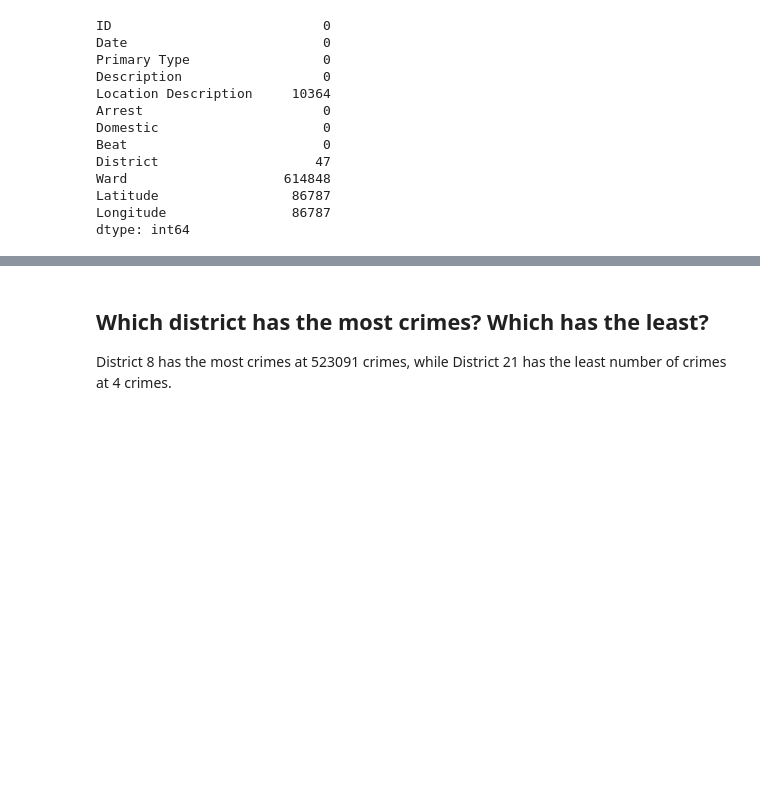
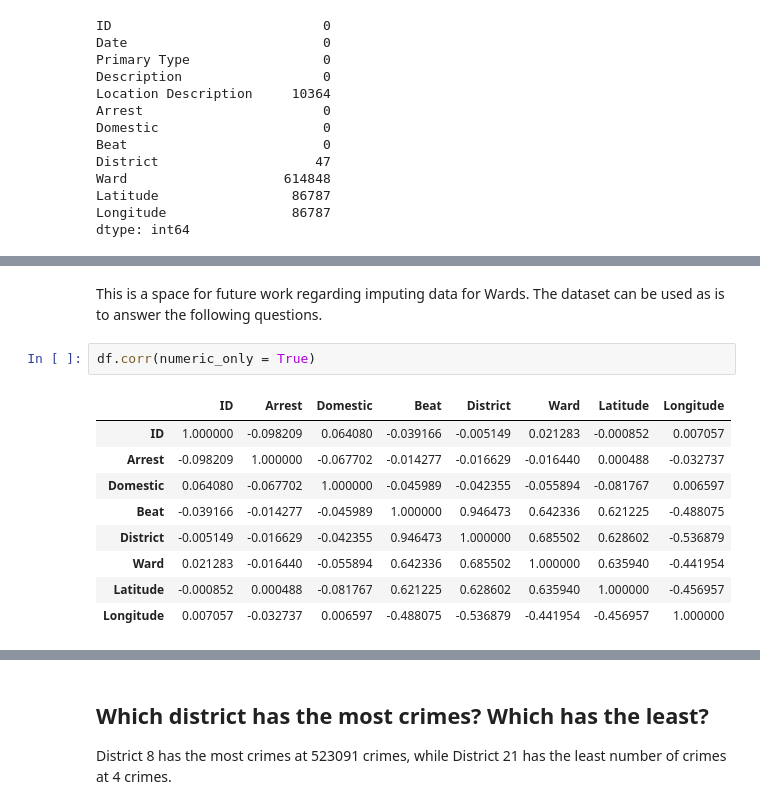
Before and after one commit to JosephPLim/Crime-in-Chicago, a Jupyter notebook: Reporter-Questions.ipynb, the cells around one changed output, grey strips where cells are left out. Saved outputs shown, nothing was run; the diff lists cells and outputs as text; blank space fills up the shorter version.

```diff
--- a/Reporter-Questions.ipynb
+++ b/Reporter-Questions.ipynb
@@ -65,0 +173,14 @@ dtype: int64
+# %% [markdown]
+This is a space for future work regarding imputing data for Wards. The dataset can be used as is to answer the following questions.
+# %%
+df.corr(numeric_only = True)
+# %% [output]
+|  | ID | Arrest | Domestic | Beat | District | Ward | Latitude | Longitude |
+| ID | 1.000000 | -0.098209 | 0.064080 | -0.039166 | -0.005149 | 0.021283 | -0.000852 | 0.007057 |
+| Arrest | -0.098209 | 1.000000 | -0.067702 | -0.014277 | -0.016629 | -0.016440 | 0.000488 | -0.032737 |
+| Domestic | 0.064080 | -0.067702 | 1.000000 | -0.045989 | -0.042355 | -0.055894 | -0.081767 | 0.006597 |
+| Beat | -0.039166 | -0.014277 | -0.045989 | 1.000000 | 0.946473 | 0.642336 | 0.621225 | -0.488075 |
+| District | -0.005149 | -0.016629 | -0.042355 | 0.946473 | 1.000000 | 0.685502 | 0.628602 | -0.536879 |
+| Ward | 0.021283 | -0.016440 | -0.055894 | 0.642336 | 0.685502 | 1.000000 | 0.635940 | -0.441954 |
+| Latitude | -0.000852 | 0.000488 | -0.081767 | 0.621225 | 0.628602 | 0.635940 | 1.000000 | -0.456957 |
+| Longitude | 0.007057 | -0.032737 | 0.006597 | -0.488075 | -0.536879 | -0.441954 | -0.456957 | 1.000000 |
```
Also changed, not shown: parts of 30 cells of this notebook.
